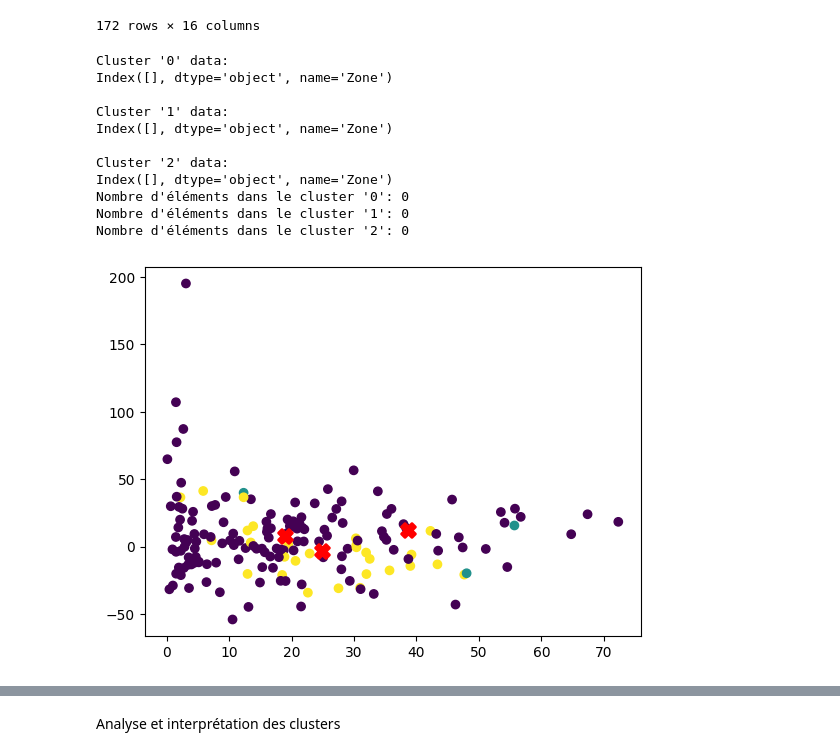
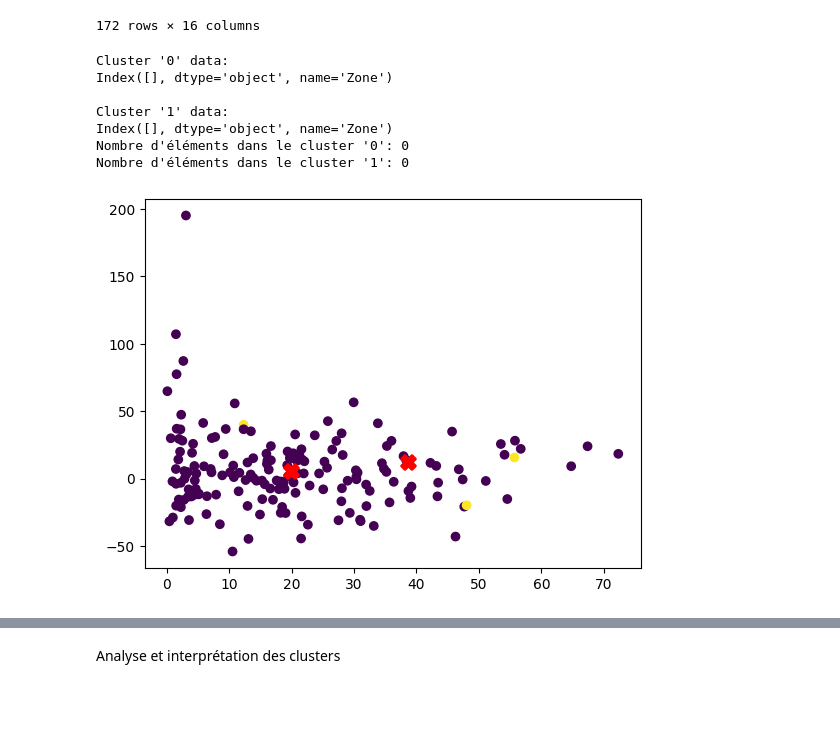
Before and after one commit to sylvain11464/Projet9-realiser-une-etude-de-marche, a Jupyter notebook: Output/Projet 9 analyse.ipynb, the cells around one changed output, grey strips where cells are left out. Drawn from its saved outputs; the diff is of its cells as text; code cells hidden in the pictures; blank space fills up the shorter version.

```diff
--- a/Output/Projet 9 analyse.ipynb
+++ b/Output/Projet 9 analyse.ipynb
@@ -195,7 +224,7 @@ pd.DataFrame(X_scaled).describe().round(2).loc[idx, :]
 | mean | 0.0 | -0.0 | 0.0 | 0.0 | -0.0 | 0.0 | -0.0 | -0.0 | -0.0 | 0.0 | 0.0 | ... |
 | std | 1.0 | 1.0 | 1.0 | 1.0 | 1.0 | 1.0 | 1.0 | 1.0 | 1.0 | 1.0 | 1.0 | ... |
 # %%
-n_components = 11
+n_components = 14
 # %%
 pca = PCA(n_components=n_components)
 # %%
@@ -518,6 +551,7 @@ ranking_F3 = sorted(zip(names, X_proj[:, 2]), key=lambda x: x[1], reverse=True)
 ranking_F4 = sorted(zip(names, X_proj[:, 3]), key=lambda x: x[1], reverse=True)
 ranking_F5 = sorted(zip(names, X_proj[:, 4]), key=lambda x: x[1], reverse=True)
 ranking_F6 = sorted(zip(names, X_proj[:, 5]), key=lambda x: x[1], reverse=True)
+ranking_F7 = sorted(zip(names, X_proj[:, 6]), key=lambda x: x[1], reverse=True)
 # %%
 def create_ranking_df(ranking, col_name):
     df_ranking = pd.DataFrame(ranking, columns=['Pays', col_name])
@@ -538,8 +573,9 @@ df_F3 = pd.DataFrame(ranking_F3, columns=['Pays', 'Classement_F3'])
 df_F4 = pd.DataFrame(ranking_F4, columns=['Pays', 'Classement_F4'])
 df_F5 = pd.DataFrame(ranking_F5, columns=['Pays', 'Classement_F5'])
 df_F6 = pd.DataFrame(ranking_F6, columns=['Pays', 'Classement_F6'])
+df_F7 = pd.DataFrame(ranking_F7, columns=['Pays', 'Classement_F7'])
 # Fusion des DataFrames en fonction du nom des pays
-df_classements = pd.merge(df_F1, df_F2, on='Pays').merge(df_F3, on='Pays').merge(df_F4, on='Pays').merge(df_F5, on='Pays').merge(df_F6, on='Pays')
+df_classements = pd.merge(df_F1, df_F2, on='Pays').merge(df_F3, on='Pays').merge(df_F4, on='Pays').merge(df_F5, on='Pays').merge(df_F6, on='Pays').merge(df_F7, on='Pays')
 
 # Affichage du DataFrame résultant
 df_classements
@@ -705,7 +739,7 @@ En prenant en compte les résultats des 3 méthodes, un nombre de cluster de 3 s
 # %% [markdown]
 Cluster
 # %%
-kmeans = KMeans(n_clusters=3)
+kmeans = KMeans(n_clusters=2)
 kmeans.fit(X)
 inertia.append(kmeans.inertia_)
 centroids = kmeans.cluster_centers_
@@ -760,38 +789,35 @@ X
 #affichage des clusters trouvés
 cluster0 = X[X['cluster'] == '0'].index
 cluster1 = X[X['cluster'] == '1'].index
-cluster2 = X[X['cluster'] == '2'].index
+#cluster2 = X[X['cluster'] == '2'].index
 print("Cluster '0' data:")
 print(cluster0)
 
 print("\nCluster '1' data:")
 print(cluster1)
 
-print("\nCluster '2' data:")
-print(cluster2)
+#print("\nCluster '2' data:")
+#print(cluster2)
 
 nb0 = (X['cluster'] == '0').sum()
 nb1 = (X['cluster'] == '1').sum()
-nb2 = (X['cluster'] == '2').sum()
+#nb2 = (X['cluster'] == '2').sum()
 
 print("Nombre d'éléments dans le cluster '0':", nb0)
 print("Nombre d'éléments dans le cluster '1':", nb1)
-print("Nombre d'éléments dans le cluster '2':", nb2)
+#print("Nombre d'éléments dans le cluster '2':", nb2)
 # %% [output]
 Cluster '0' data:
 Index([], dtype='object', name='Zone')
 
 Cluster '1' data:
 Index([], dtype='object', name='Zone')
-
-Cluster '2' data:
-Index([], dtype='object', name='Zone')
 Nombre d'éléments dans le cluster '0': 0
 Nombre d'éléments dans le cluster '1': 0
-Nombre d'éléments dans le cluster '2': 0
 # %%
-plt.scatter(X.iloc[:, 4], X.iloc[:, 3], c=kmeans.labels_, cmap='viridis')
+
+plt.scatter(X.iloc[:, 4], X.iloc[:, 3], c=X['cluster'], cmap='viridis')
 plt.scatter(centroids[:, 4], centroids[:, 3], marker='X', s=100, linewidths=2, color='r')
 plt.show()
 # %% [output]
-[figure, old version]
+[figure, new version]
```
Also changed, not shown: parts of 41 cells of this notebook.
